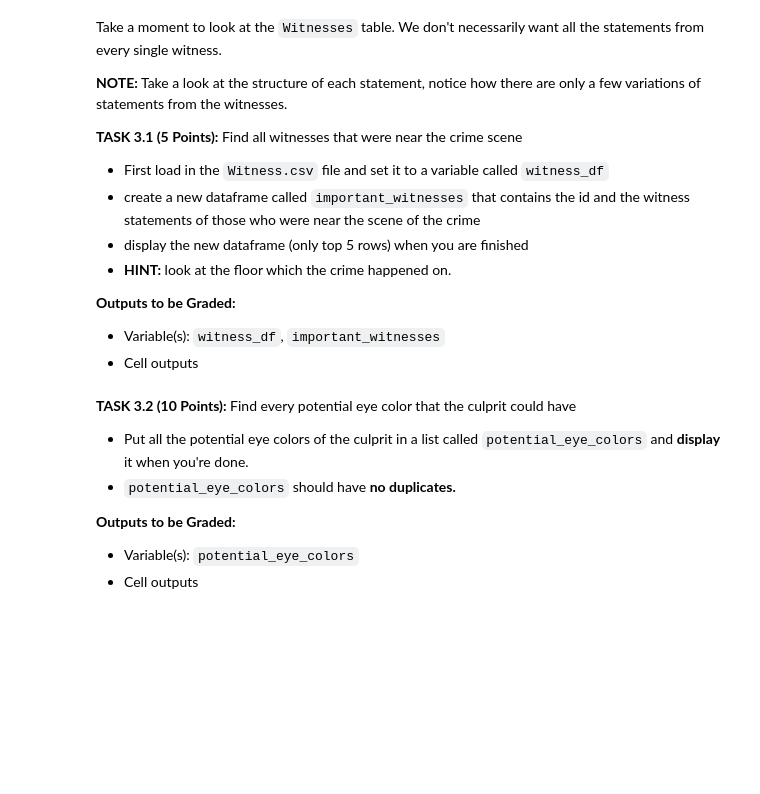
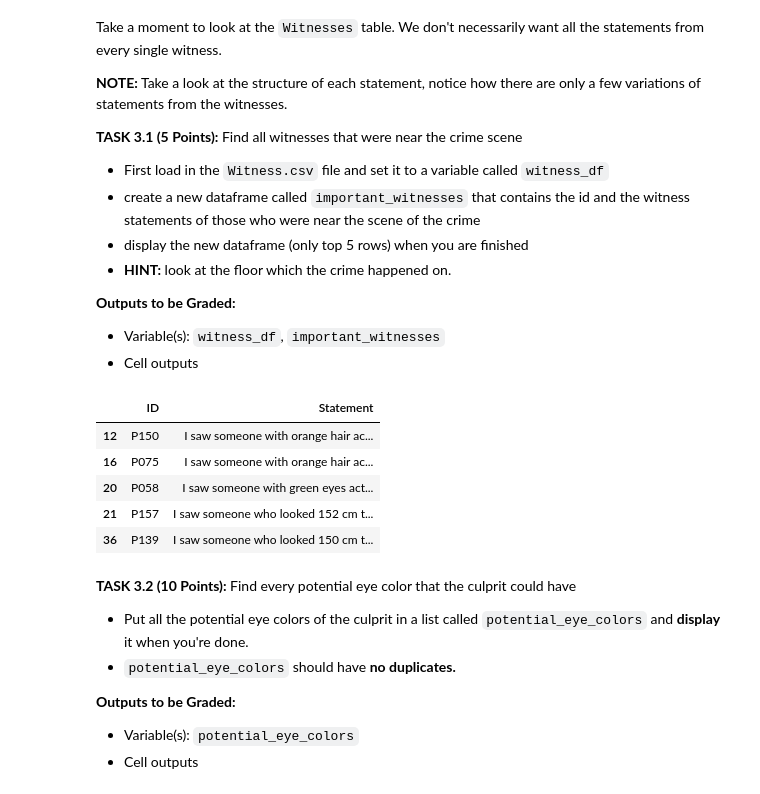
Before and after one commit to lukeadjei/CMSC320_HW1_sec0201_Git, a Jupyter notebook: HW3 - Data Exploration/CMSC320_HW3_Fall2026.ipynb, the cells around one changed output. Drawn from its saved outputs; the diff is of its cells as text; code cells hidden in the pictures; blank space fills up the shorter version.

```diff
--- a/HW3 - Data Exploration/CMSC320_HW3_Fall2026.ipynb
+++ b/HW3 - Data Exploration/CMSC320_HW3_Fall2026.ipynb
@@ -324,3 +322,19 @@ Now that we have successfully cleaned all of our data, lets begin finding the fe
+# %%
+# Write your code here
+witness_df = pd.read_csv("Witness.csv")
+
+people = profiles_df.drop_duplicates(subset=["ID"])
+second_floor_ids = people[people["Location_during_crime"] == "second floor"]["ID"]
+
+important_witnesses = witness_df[witness_df["ID"].isin(second_floor_ids)]
+important_witnesses.head(5)
+# %% [output]
+|  | ID | Statement |
+| 12 | P150 | I saw someone with orange hair ac... |
+| 16 | P075 | I saw someone with orange hair ac... |
+| 20 | P058 | I saw someone with green eyes act... |
+| 21 | P157 | I saw someone who looked 152 cm t... |
+| 36 | P139 | I saw someone who looked 150 cm t... |
 # %% [markdown]
 **TASK 3.2 (10 Points):** Find every potential eye color that the culprit could have
 
```
Also changed, not shown: parts of 11 cells of this notebook, 1 other file.
